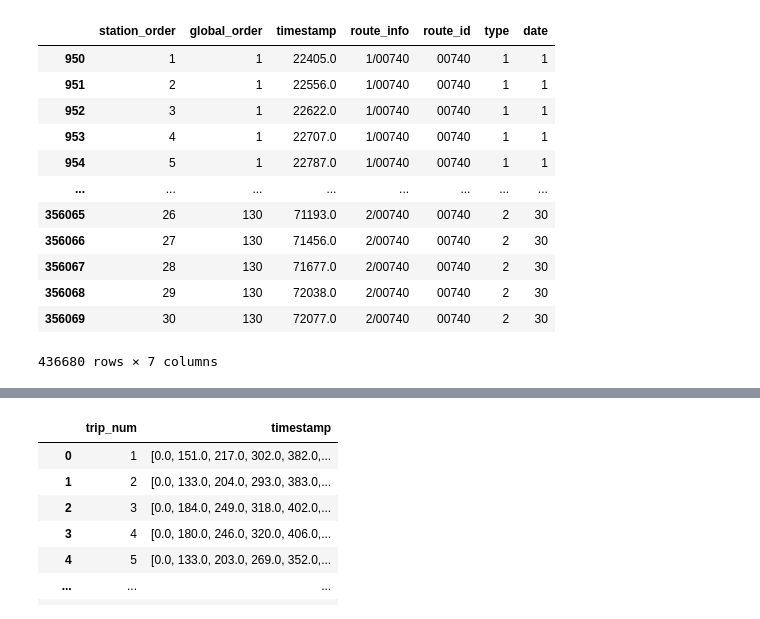
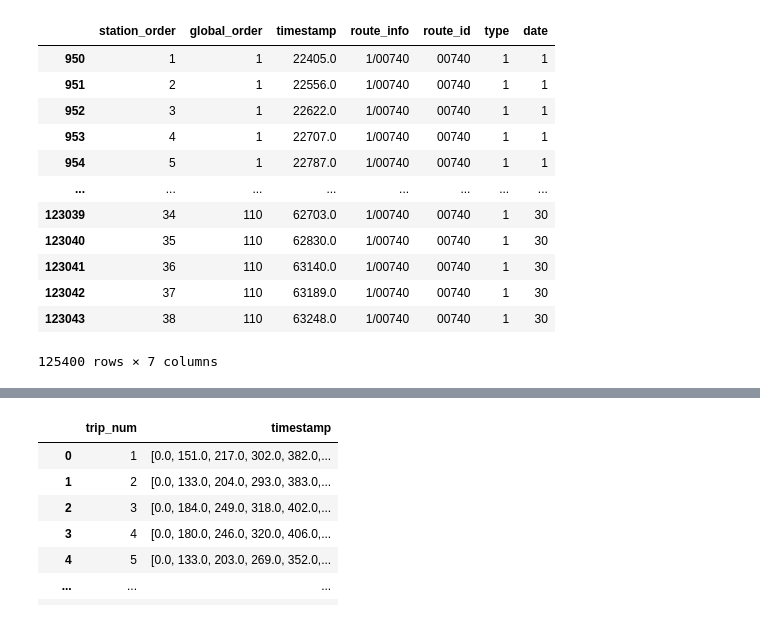
Before and after one commit to SerendipitysX/BATP, a Jupyter notebook: data/data_prepare.ipynb, the cells around one changed output, grey strips where cells are left out. Drawn from its saved outputs; the diff is of its cells as text; code cells hidden in the pictures.

```diff
--- a/data/data_prepare.ipynb
+++ b/data/data_prepare.ipynb
@@ -9,18 +44,20 @@ import torch.nn.functional as F
 # %%
-data = pd.read_csv('D:/A-bus/bus_pytorch/data/data_toyset.csv')
+data = pd.read_csv('D:/A-bus/BATP/data/data_toyset.csv')
 data = data.sort_values(by=['global_order','date'])
+data = data.loc[data.route_info=='1/00740', :]
 data
+# max(data.loc[data.route_info=='1/00740', 'station_order']) # 38
 # %% [output]
 |  | station_order | global_order | timestamp | route_info | route_id | type | date |
 | 950 | 1 | 1 | 22405.0 | 1/00740 | 00740 | 1 | 1 |
 | 951 | 2 | 1 | 22556.0 | 1/00740 | 00740 | 1 | 1 |
 | 952 | 3 | 1 | 22622.0 | 1/00740 | 00740 | 1 | 1 |
 | 953 | 4 | 1 | 22707.0 | 1/00740 | 00740 | 1 | 1 |
 | 954 | 5 | 1 | 22787.0 | 1/00740 | 00740 | 1 | 1 |
 | ... | ... | ... | ... | ... | ... | ... | ... |
-| 356065 | 26 | 130 | 71193.0 | 2/00740 | 00740 | 2 | 30 |
-| 356066 | 27 | 130 | 71456.0 | 2/00740 | 00740 | 2 | 30 |
-| 356067 | 28 | 130 | 71677.0 | 2/00740 | 00740 | 2 | 30 |
-| 356068 | 29 | 130 | 72038.0 | 2/00740 | 00740 | 2 | 30 |
-| 356069 | 30 | 130 | 72077.0 | 2/00740 | 00740 | 2 | 30 |
+| 123039 | 34 | 110 | 62703.0 | 1/00740 | 00740 | 1 | 30 |
+| 123040 | 35 | 110 | 62830.0 | 1/00740 | 00740 | 1 | 30 |
+| 123041 | 36 | 110 | 63140.0 | 1/00740 | 00740 | 1 | 30 |
+| 123042 | 37 | 110 | 63189.0 | 1/00740 | 00740 | 1 | 30 |
+| 123043 | 38 | 110 | 63248.0 | 1/00740 | 00740 | 1 | 30 |
-436680 rows × 7 columns
+125400 rows × 7 columns
```
Also changed, not shown: parts of 10 cells of this notebook, 36 other files.
